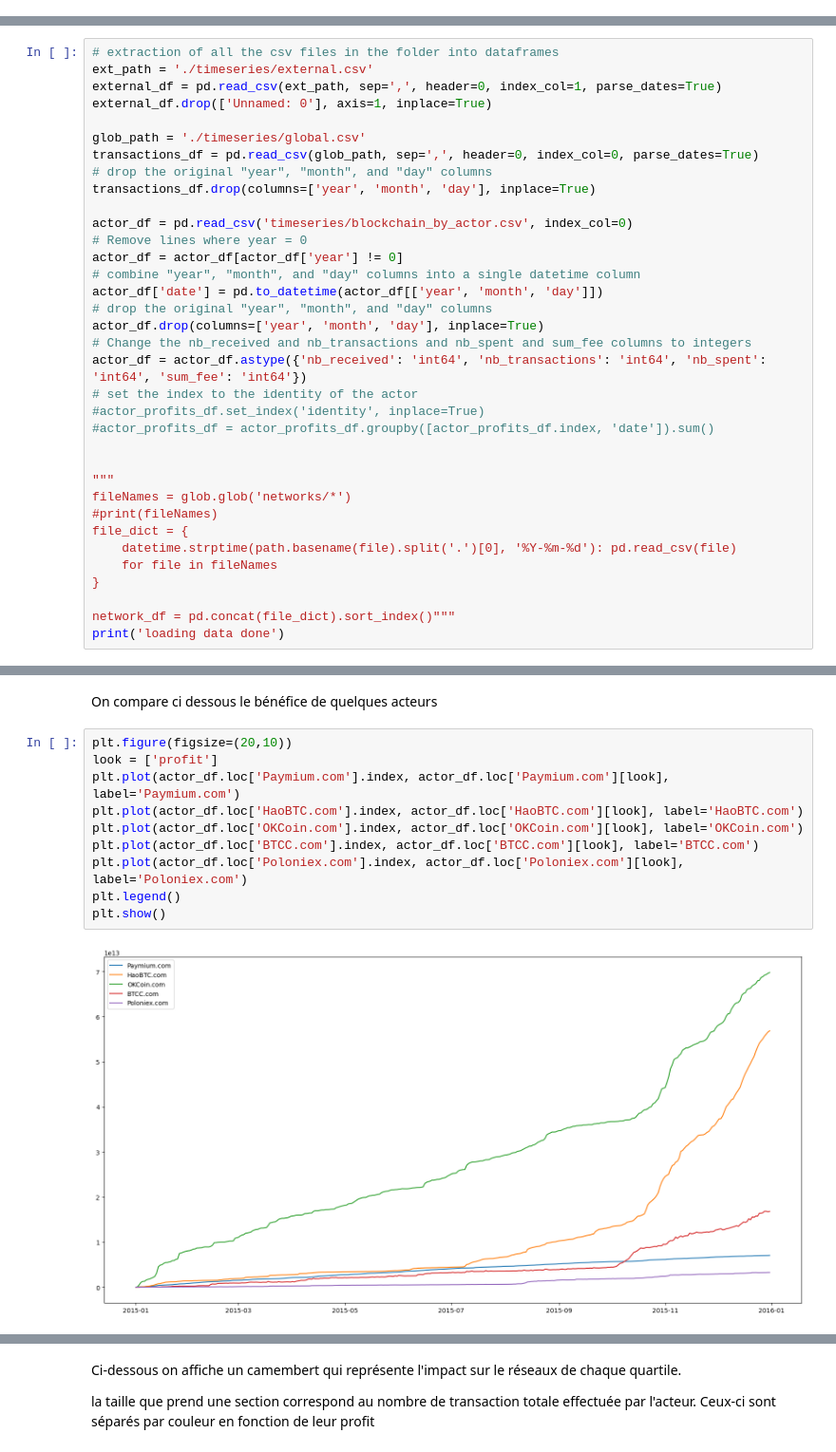
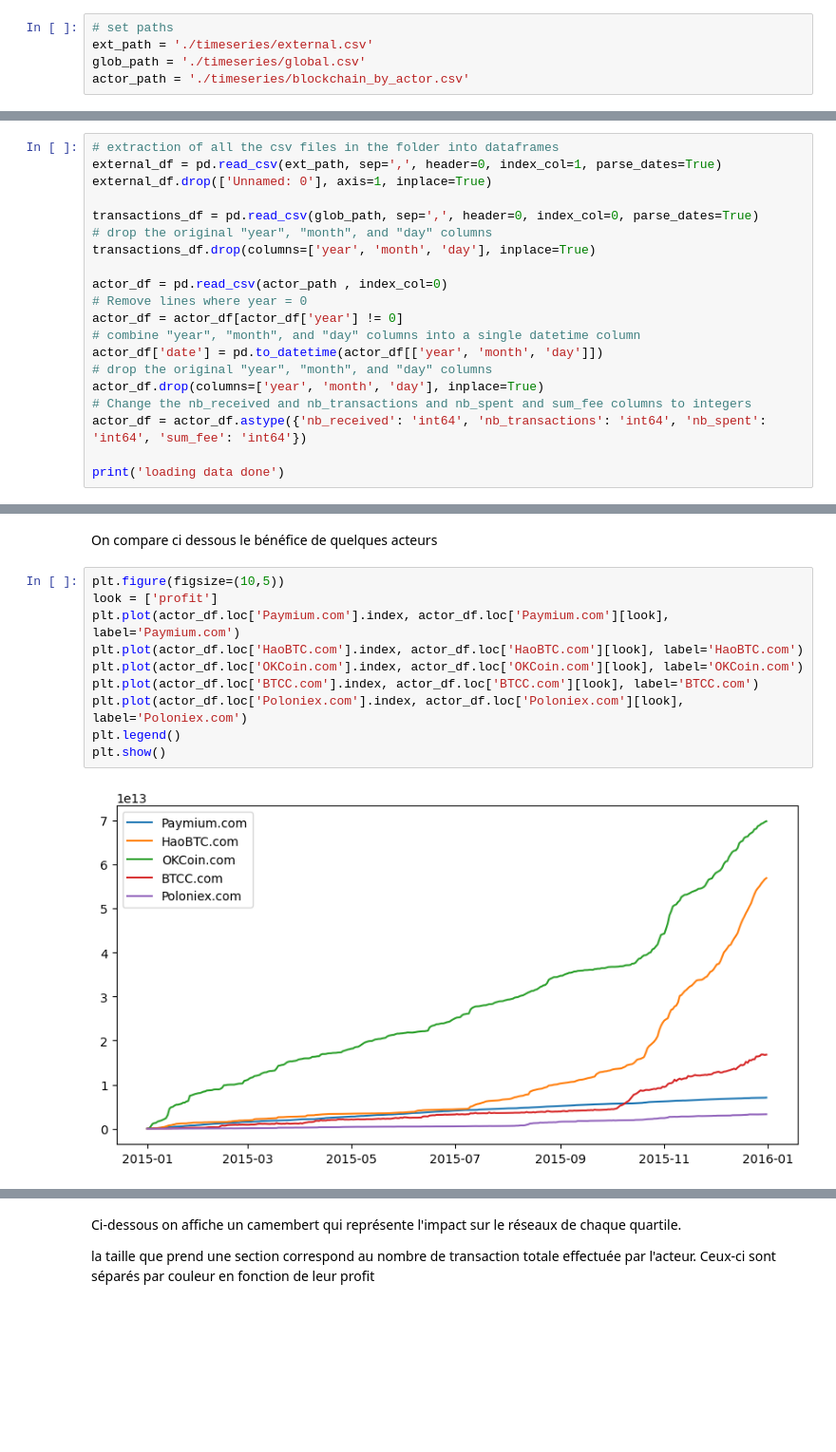
Before and after one commit to Coartix/BigDataDefiEGC, a Jupyter notebook: profit_analysis.ipynb, the cells around one changed output, grey strips where cells are left out. Shown at 95% size. Cells and saved outputs as stored; diff of their text form; blank space fills up the shorter version.

```diff
--- a/profit_analysis.ipynb
+++ b/profit_analysis.ipynb
@@ -26,0 +28,5 @@ Premièrement on récupère les différents jeux de données et on nettoie les d
+# %%
+# set paths
+ext_path = './timeseries/external.csv'
+glob_path = './timeseries/global.csv'
+actor_path = './timeseries/blockchain_by_actor.csv'
@@ -27,15 +35,13 @@ Premièrement on récupère les différents jeux de données et on nettoie les d
 # %%
 # extraction of all the csv files in the folder into dataframes
-ext_path = './timeseries/external.csv'
 external_df = pd.read_csv(ext_path, sep=',', header=0, index_col=1, parse_dates=True)
 external_df.drop(['Unnamed: 0'], axis=1, inplace=True)
 
-glob_path = './timeseries/global.csv'
 transactions_df = pd.read_csv(glob_path, sep=',', header=0, index_col=0, parse_dates=True)
 # drop the original "year", "month", and "day" columns
 transactions_df.drop(columns=['year', 'month', 'day'], inplace=True)
 
-actor_df = pd.read_csv('timeseries/blockchain_by_actor.csv', index_col=0)
+actor_df = pd.read_csv(actor_path , index_col=0)
 # Remove lines where year = 0
 actor_df = actor_df[actor_df['year'] != 0]
 # combine "year", "month", and "day" columns into a single datetime column
@@ -44,20 +50,7 @@ actor_df['date'] = pd.to_datetime(actor_df[['year', 'month', 'day']])
 actor_df.drop(columns=['year', 'month', 'day'], inplace=True)
 # Change the nb_received and nb_transactions and nb_spent and sum_fee columns to integers
 actor_df = actor_df.astype({'nb_received': 'int64', 'nb_transactions': 'int64', 'nb_spent': 'int64', 'sum_fee': 'int64'})
-# set the index to the identity of the actor
-#actor_profits_df.set_index('identity', inplace=True)
-#actor_profits_df = actor_profits_df.groupby([actor_profits_df.index, 'date']).sum()
 
-
-"""
-fileNames = glob.glob('networks/*')
-#print(fileNames)
-file_dict = {
-    datetime.strptime(path.basename(file).split('.')[0], '%Y-%m-%d'): pd.read_csv(file)
-    for file in fileNames
-}
-
-network_df = pd.concat(file_dict).sort_index()"""
 print('loading data done')
 # %% [output]
 loading data done
@@ -136,15 +113,15 @@ actor_df.loc['ePay.info_CoinJoinMess'].head()
 # %% [markdown]
 On compare ci dessous le bénéfice de quelques acteurs
 # %%
-plt.figure(figsize=(20,10))
+plt.figure(figsize=(10,5))
 look = ['profit']
 plt.plot(actor_df.loc['Paymium.com'].index, actor_df.loc['Paymium.com'][look], label='Paymium.com')
 plt.plot(actor_df.loc['HaoBTC.com'].index, actor_df.loc['HaoBTC.com'][look], label='HaoBTC.com')
 plt.plot(actor_df.loc['OKCoin.com'].index, actor_df.loc['OKCoin.com'][look], label='OKCoin.com')
 plt.plot(actor_df.loc['BTCC.com'].index, actor_df.loc['BTCC.com'][look], label='BTCC.com')
 plt.plot(actor_df.loc['Poloniex.com'].index, actor_df.loc['Poloniex.com'][look], label='Poloniex.com')
 plt.legend()
 plt.show()
 # %% [output]
-[figure, old version]
+[figure, new version]
 # %% [markdown]
```
Also changed, not shown: parts of 46 cells of this notebook.
